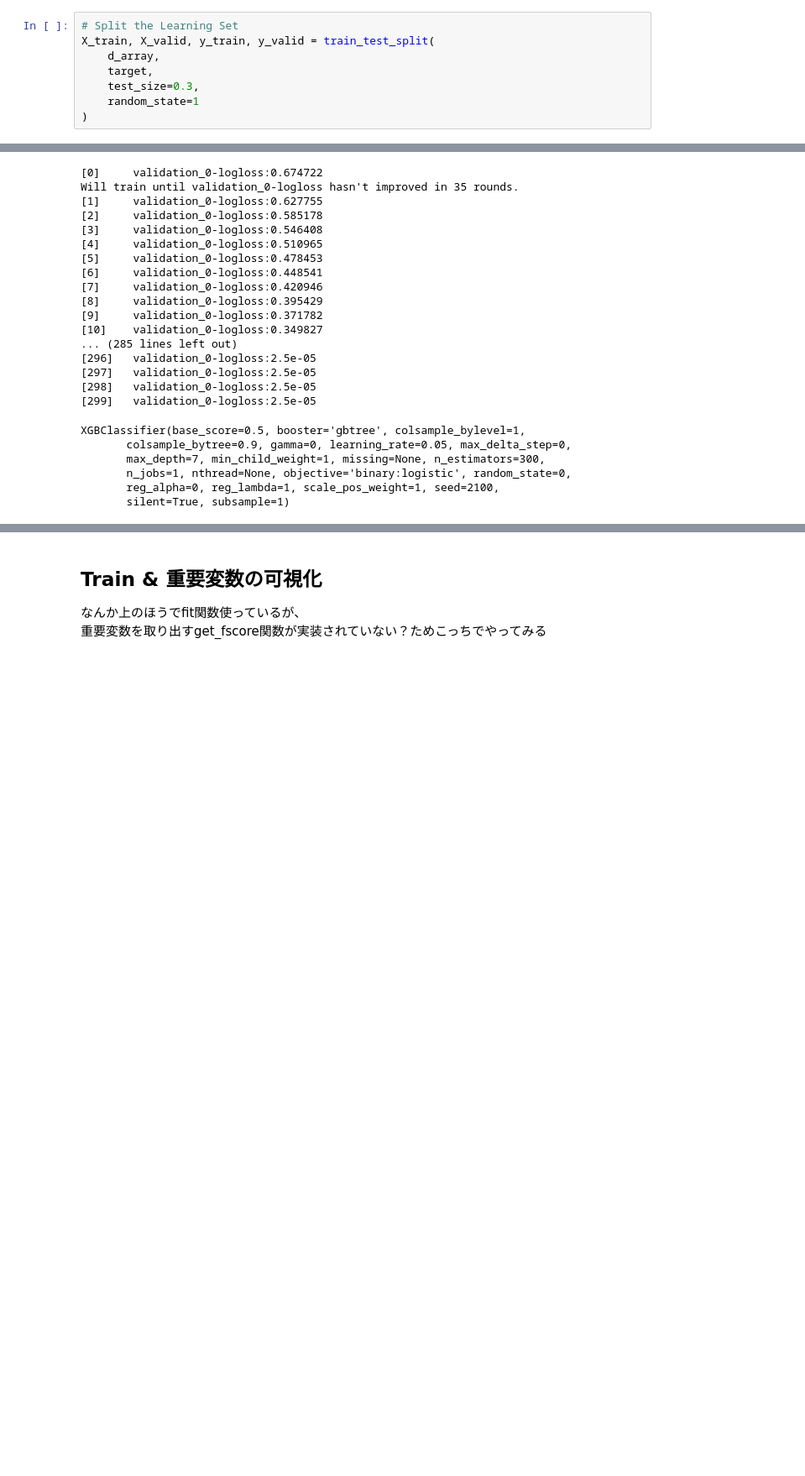
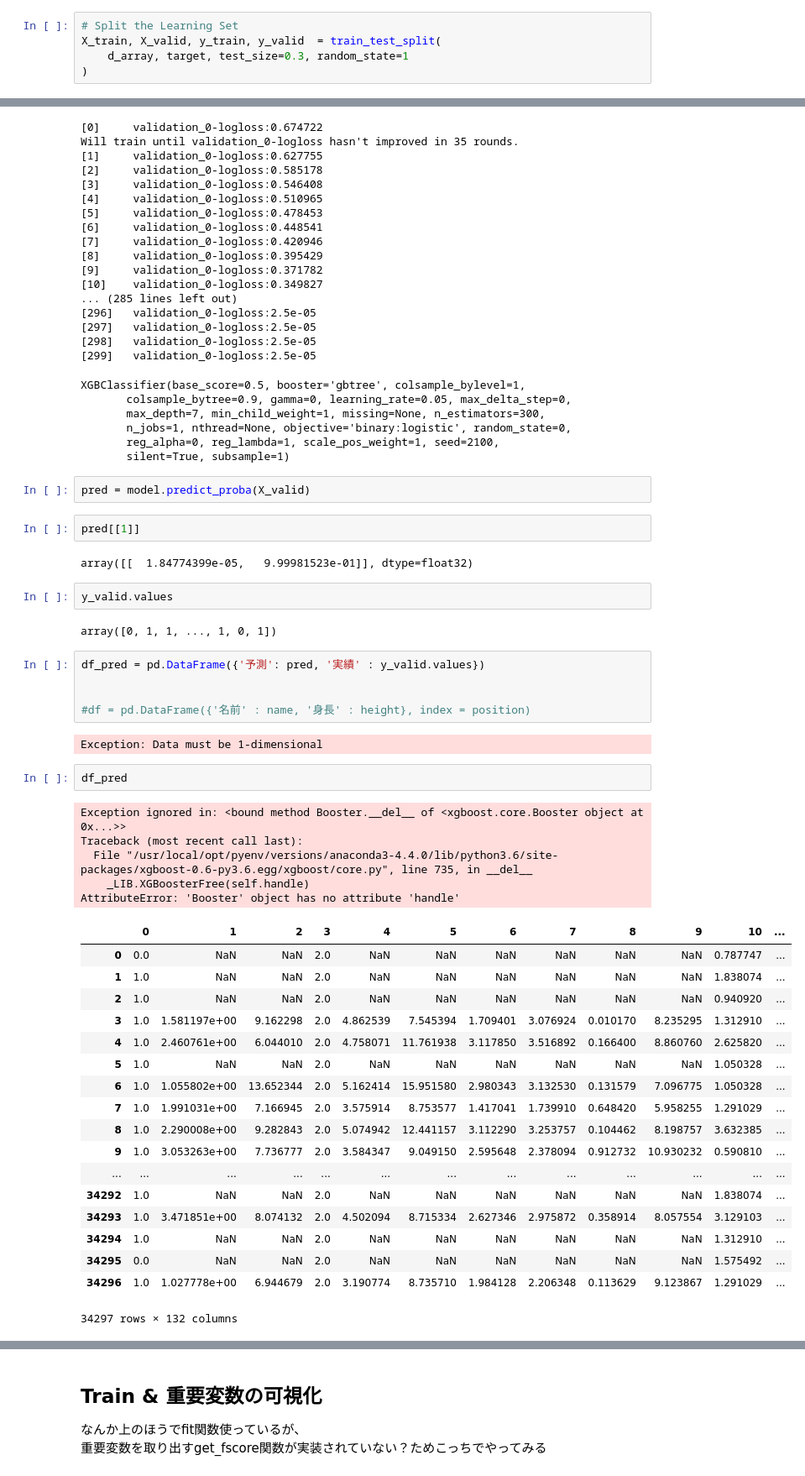
Before and after one commit to k501/BNP_Paribas, a Jupyter notebook: 10.model/BNP_XGB.ipynb, the cells around one changed output, grey strips where cells are left out. Shown: that part at 84% size. Drawn from its saved outputs; the diff is of its cells as text; blank space fills up the shorter version.

```diff
--- a/10.model/BNP_XGB.ipynb
+++ b/10.model/BNP_XGB.ipynb
@@ -175,9 +169,6 @@ d_array = np.array(d_drop_ID)
 d_array = d_array.astype(float)
 # %%
 # Split the Learning Set
-X_train, X_valid, y_train, y_valid = train_test_split(
-    d_array,
-    target,
-    test_size=0.3,
-    random_state=1
+X_train, X_valid, y_train, y_valid  = train_test_split(
+    d_array, target, test_size=0.3, random_state=1
 )
@@ -226,3 +219,46 @@ XGBClassifier(base_score=0.5, booster='gbtree', colsample_bylevel=1,
        n_jobs=1, nthread=None, objective='binary:logistic', random_state=0,
        reg_alpha=0, reg_lambda=1, scale_pos_weight=1, seed=2100,
        silent=True, subsample=1)
+# %%
+pred = model.predict_proba(X_valid)
+# %%
+pred[[1]]
+# %% [output]
+array([[  1.84774399e-05,   9.99981523e-01]], dtype=float32)
+# %%
+y_valid.values
+# %% [output]
+array([0, 1, 1, ..., 1, 0, 1])
+# %%
+df_pred = pd.DataFrame({'予測': pred, '実績' : y_valid.values})
+
+
+#df = pd.DataFrame({'名前' : name, '身長' : height}, index = position)
+# %% [output]
+Exception: Data must be 1-dimensional
+# %%
+df_pred
+# %% [output]
+Exception ignored in: <bound method Booster.__del__ of <xgboost.core.Booster object at 0x...>>
+Traceback (most recent call last):
+  File "/usr/local/opt/pyenv/versions/anaconda3-4.4.0/lib/python3.6/site-packages/xgboost-0.6-py3.6.egg/xgboost/core.py", line 735, in __del__
+    _LIB.XGBoosterFree(self.handle)
+AttributeError: 'Booster' object has no attribute 'handle'
+|  | 0 | 1 | 2 | 3 | 4 | 5 | 6 | 7 | 8 | 9 | 10 | ... |
+| 0 | 0.0 | NaN | NaN | 2.0 | NaN | NaN | NaN | NaN | NaN | NaN | 0.787747 | ... |
+| 1 | 1.0 | NaN | NaN | 2.0 | NaN | NaN | NaN | NaN | NaN | NaN | 1.838074 | ... |
+| 2 | 1.0 | NaN | NaN | 2.0 | NaN | NaN | NaN | NaN | NaN | NaN | 0.940920 | ... |
+| 3 | 1.0 | 1.581197e+00 | 9.162298 | 2.0 | 4.862539 | 7.545394 | 1.709401 | 3.076924 | 0.010170 | 8.235295 | 1.312910 | ... |
+| 4 | 1.0 | 2.460761e+00 | 6.044010 | 2.0 | 4.758071 | 11.761938 | 3.117850 | 3.516892 | 0.166400 | 8.860760 | 2.625820 | ... |
+| 5 | 1.0 | NaN | NaN | 2.0 | NaN | NaN | NaN | NaN | NaN | NaN | 1.050328 | ... |
+| 6 | 1.0 | 1.055802e+00 | 13.652344 | 2.0 | 5.162414 | 15.951580 | 2.980343 | 3.132530 | 0.131579 | 7.096775 | 1.050328 | ... |
+| 7 | 1.0 | 1.991031e+00 | 7.166945 | 2.0 | 3.575914 | 8.753577 | 1.417041 | 1.739910 | 0.648420 | 5.958255 | 1.291029 | ... |
+| 8 | 1.0 | 2.290008e+00 | 9.282843 | 2.0 | 5.074942 | 12.441157 | 3.112290 | 3.253757 | 0.104462 | 8.198757 | 3.632385 | ... |
+| 9 | 1.0 | 3.053263e+00 | 7.736777 | 2.0 | 3.584347 | 9.049150 | 2.595648 | 2.378094 | 0.912732 | 10.930232 | 0.590810 | ... |
+| ... | ... | ... | ... | ... | ... | ... | ... | ... | ... | ... | ... | ... |
+| 34292 | 1.0 | NaN | NaN | 2.0 | NaN | NaN | NaN | NaN | NaN | NaN | 1.838074 | ... |
+| 34293 | 1.0 | 3.471851e+00 | 8.074132 | 2.0 | 4.502094 | 8.715334 | 2.627346 | 2.975872 | 0.358914 | 8.057554 | 3.129103 | ... |
+| 34294 | 1.0 | NaN | NaN | 2.0 | NaN | NaN | NaN | NaN | NaN | NaN | 1.312910 | ... |
+| 34295 | 0.0 | NaN | NaN | 2.0 | NaN | NaN | NaN | NaN | NaN | NaN | 1.575492 | ... |
+| 34296 | 1.0 | 1.027778e+00 | 6.944679 | 2.0 | 3.190774 | 8.735710 | 1.984128 | 2.206348 | 0.113629 | 9.123867 | 1.291029 | ... |
+34297 rows × 132 columns
```
Also changed, not shown: parts of 15 cells of this notebook, 3 other files.
